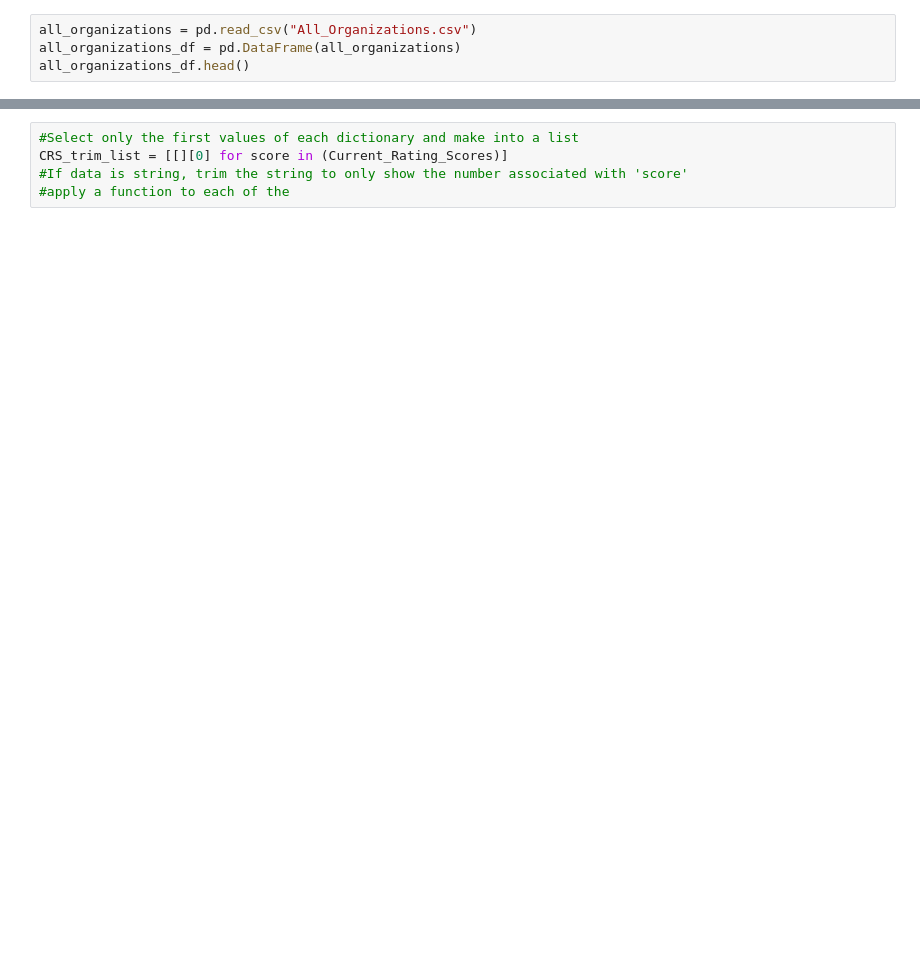
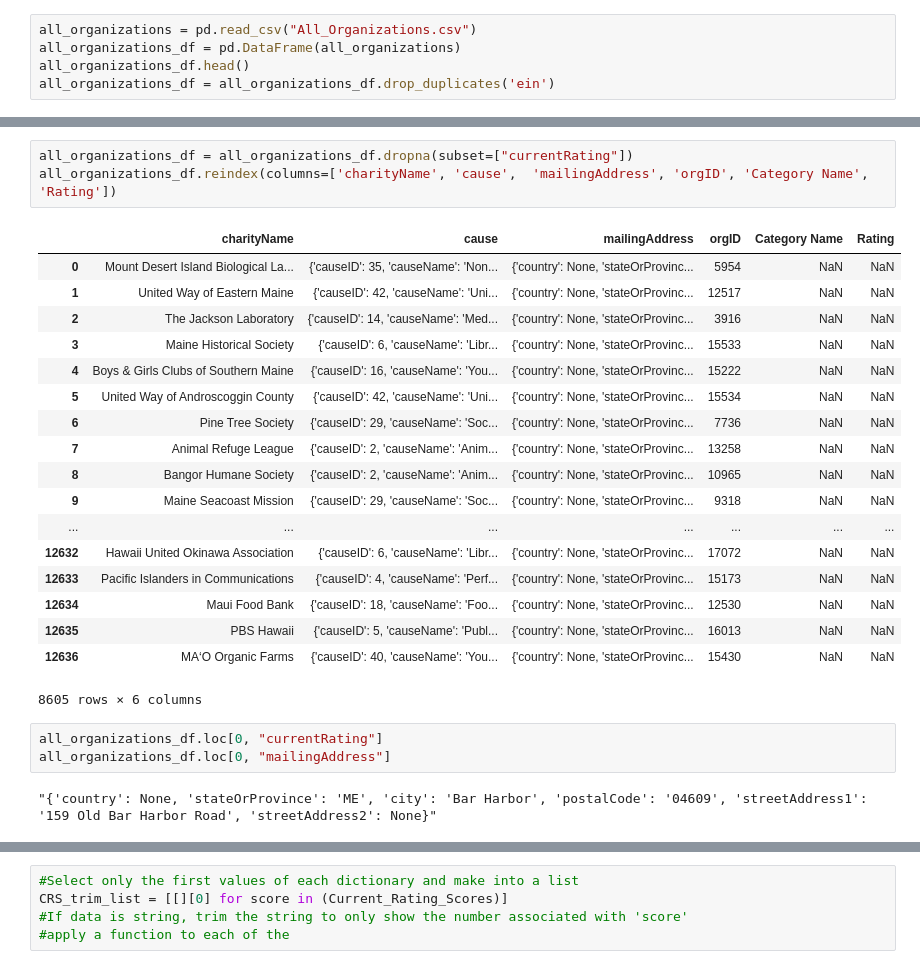
Before and after one commit to randyn/project-one, a Jupyter notebook: cleaned_data.ipynb, the cells around one changed output, grey strips where cells are left out. Saved outputs shown, nothing was run; the diff lists cells and outputs as text; blank space fills up the shorter version.

```diff
--- a/cleaned_data.ipynb
+++ b/cleaned_data.ipynb
@@ -7,3 +8,4 @@ import ast
 all_organizations = pd.read_csv("All_Organizations.csv")
 all_organizations_df = pd.DataFrame(all_organizations)
 all_organizations_df.head()
+all_organizations_df = all_organizations_df.drop_duplicates('ein')
@@ -16,0 +12,27 @@ all_organizations_df.head()
+# %%
+all_organizations_df = all_organizations_df.dropna(subset=["currentRating"])
+all_organizations_df.reindex(columns=['charityName', 'cause',  'mailingAddress', 'orgID', 'Category Name', 'Rating'])
+# %% [output]
+|  | charityName | cause | mailingAddress | orgID | Category Name | Rating |
+| 0 | Mount Desert Island Biological La... | {'causeID': 35, 'causeName': 'Non... | {'country': None, 'stateOrProvinc... | 5954 | NaN | NaN |
+| 1 | United Way of Eastern Maine | {'causeID': 42, 'causeName': 'Uni... | {'country': None, 'stateOrProvinc... | 12517 | NaN | NaN |
+| 2 | The Jackson Laboratory | {'causeID': 14, 'causeName': 'Med... | {'country': None, 'stateOrProvinc... | 3916 | NaN | NaN |
+| 3 | Maine Historical Society | {'causeID': 6, 'causeName': 'Libr... | {'country': None, 'stateOrProvinc... | 15533 | NaN | NaN |
+| 4 | Boys & Girls Clubs of Southern Maine | {'causeID': 16, 'causeName': 'You... | {'country': None, 'stateOrProvinc... | 15222 | NaN | NaN |
+| 5 | United Way of Androscoggin County | {'causeID': 42, 'causeName': 'Uni... | {'country': None, 'stateOrProvinc... | 15534 | NaN | NaN |
+| 6 | Pine Tree Society | {'causeID': 29, 'causeName': 'Soc... | {'country': None, 'stateOrProvinc... | 7736 | NaN | NaN |
+| 7 | Animal Refuge League | {'causeID': 2, 'causeName': 'Anim... | {'country': None, 'stateOrProvinc... | 13258 | NaN | NaN |
+| 8 | Bangor Humane Society | {'causeID': 2, 'causeName': 'Anim... | {'country': None, 'stateOrProvinc... | 10965 | NaN | NaN |
+| 9 | Maine Seacoast Mission | {'causeID': 29, 'causeName': 'Soc... | {'country': None, 'stateOrProvinc... | 9318 | NaN | NaN |
+| ... | ... | ... | ... | ... | ... | ... |
+| 12632 | Hawaii United Okinawa Association | {'causeID': 6, 'causeName': 'Libr... | {'country': None, 'stateOrProvinc... | 17072 | NaN | NaN |
+| 12633 | Pacific Islanders in Communications | {'causeID': 4, 'causeName': 'Perf... | {'country': None, 'stateOrProvinc... | 15173 | NaN | NaN |
+| 12634 | Maui Food Bank | {'causeID': 18, 'causeName': 'Foo... | {'country': None, 'stateOrProvinc... | 12530 | NaN | NaN |
+| 12635 | PBS Hawaii | {'causeID': 5, 'causeName': 'Publ... | {'country': None, 'stateOrProvinc... | 16013 | NaN | NaN |
+| 12636 | MA‘O Organic Farms | {'causeID': 40, 'causeName': 'You... | {'country': None, 'stateOrProvinc... | 15430 | NaN | NaN |
+8605 rows × 6 columns
+# %%
+all_organizations_df.loc[0, "currentRating"]
+all_organizations_df.loc[0, "mailingAddress"]
+# %% [output]
+"{'country': None, 'stateOrProvince': 'ME', 'city': 'Bar Harbor', 'postalCode': '04609', 'streetAddress1': '159 Old Bar Harbor Road', 'streetAddress2': None}"
```
Also changed, not shown: parts of 6 cells of this notebook.
